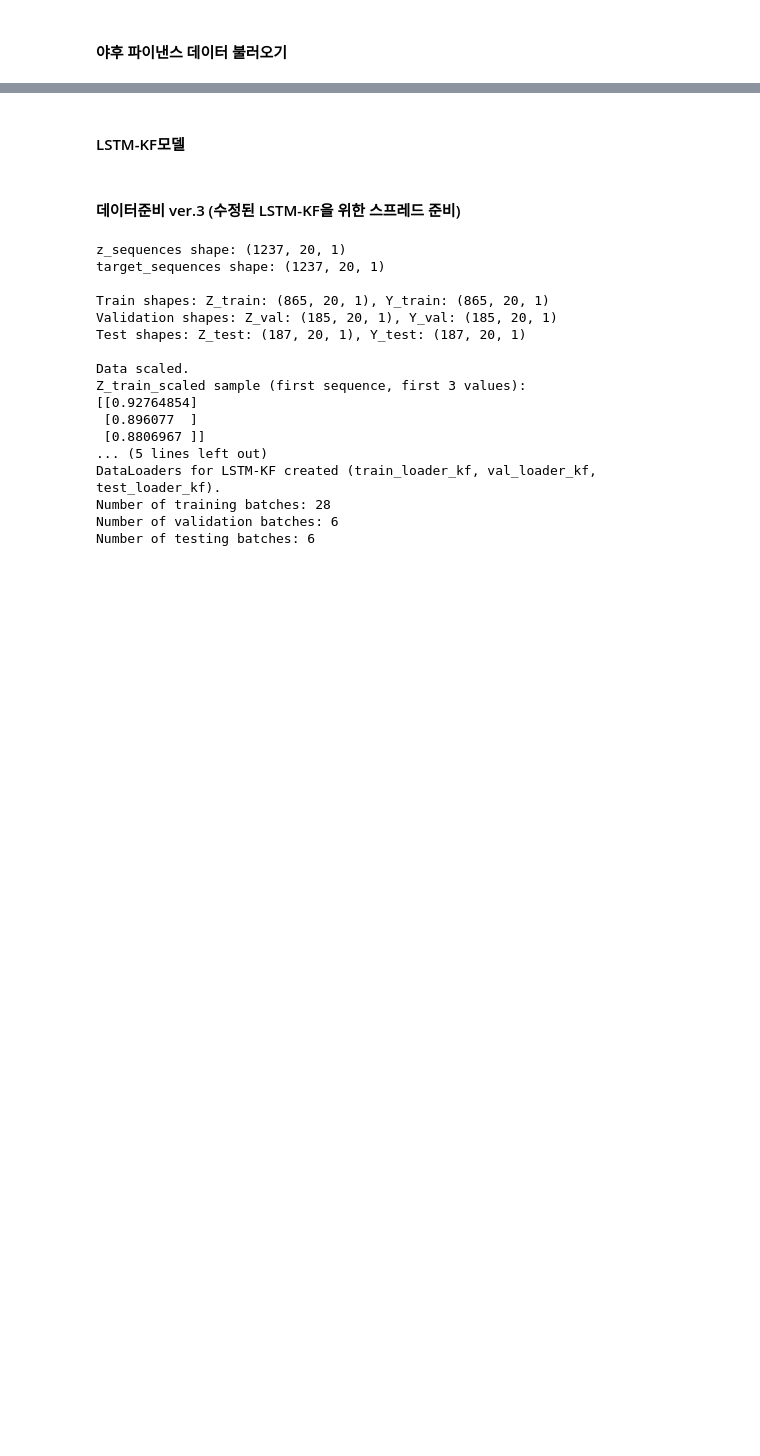
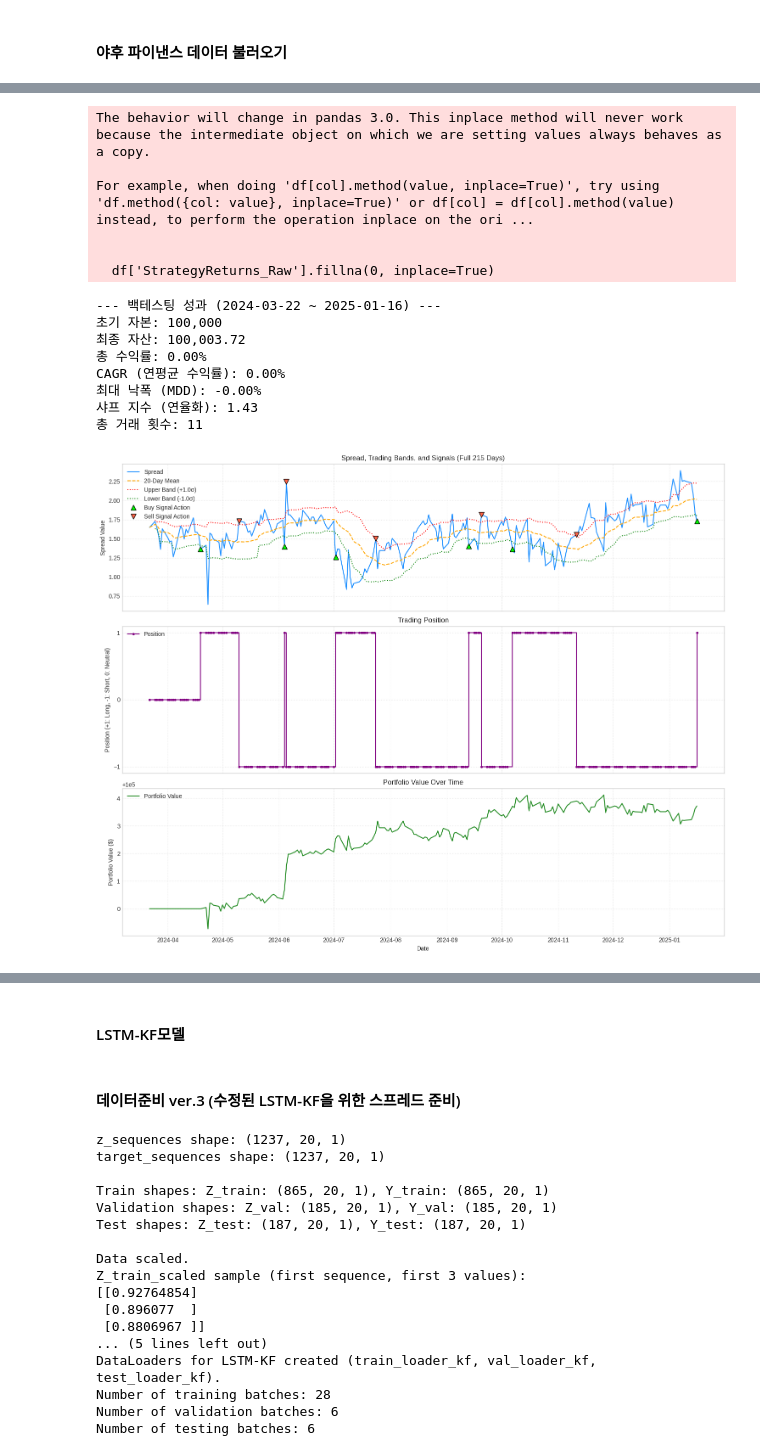
Before and after one commit to caxios/MLDS, a Jupyter notebook: LSTM_KF.ipynb, the cells around one changed output, grey strips where cells are left out. Cells and saved outputs as stored; diff of their text form; code cells hidden in the pictures; blank space fills up the shorter version.

```diff
--- a/LSTM_KF.ipynb
+++ b/LSTM_KF.ipynb
@@ -547,0 +812,3 @@ plt.show()
+# %%
+predictions_invscaled = scaler.inverse_transform(final_pred.reshape(-1,1))
+actuals_invscaled = scaler.inverse_transform(final_act.reshape(-1,1))
@@ -547,0 +819,12 @@ plt.show()
+# %%
+from pandas.tseries.offsets import BusinessDay
+
+test_ = train_size + val_size
+start_date_ = pd.to_datetime(start_date)
+offset_bd = BusinessDay(test_)
+test_start_date = start_date_ + offset_bd
+# %%
+dates = pd.date_range(start=test_start_date, periods=full_length, freq='B')
+final_pred_series = pd.Series(predictions_invscaled.flatten(), index=dates)
+final_actual_series = pd.Series(actuals_invscaled.flatten(), index=dates)
+final_df = pd.concat([final_pred_series, final_actual_series], axis=1)
@@ -547,0 +843,31 @@ plt.show()
+# %%
+# 전략 파라미터 설정
+param_rolling_window = 20
+param_std_dev_multiplier = 1.0
+param_initial_capital = 100000.0
+param_commission_rate = 0.001
+# %%
+# 예측 값으로 백테스팅 한 결과
+pred_results, pred_metrics = run_and_visualize_backtest(
+  spread_series=final_pred_series,
+  rolling_window=param_rolling_window,
+  std_dev_multiplier=param_std_dev_multiplier,
+  initial_capital=param_initial_capital,
+  commission_rate=param_commission_rate
+)
+# %% [output]
+The behavior will change in pandas 3.0. This inplace method will never work because the intermediate object on which we are setting values always behaves as a copy.
+
+For example, when doing 'df[col].method(value, inplace=True)', try using 'df.method({col: value}, inplace=True)' or df[col] = df[col].method(value) instead, to perform the operation inplace on the ori ...
+
+
+  df['StrategyReturns_Raw'].fillna(0, inplace=True)
+--- 백테스팅 성과 (2024-03-22 ~ 2025-01-16) ---
+초기 자본: 100,000
+최종 자산: 100,003.72
+총 수익률: 0.00%
+CAGR (연평균 수익률): 0.00%
+최대 낙폭 (MDD): -0.00%
+샤프 지수 (연율화): 1.43
+총 거래 횟수: 11
+[figure, added]
```
Also changed, not shown: parts of 57 cells of this notebook.
